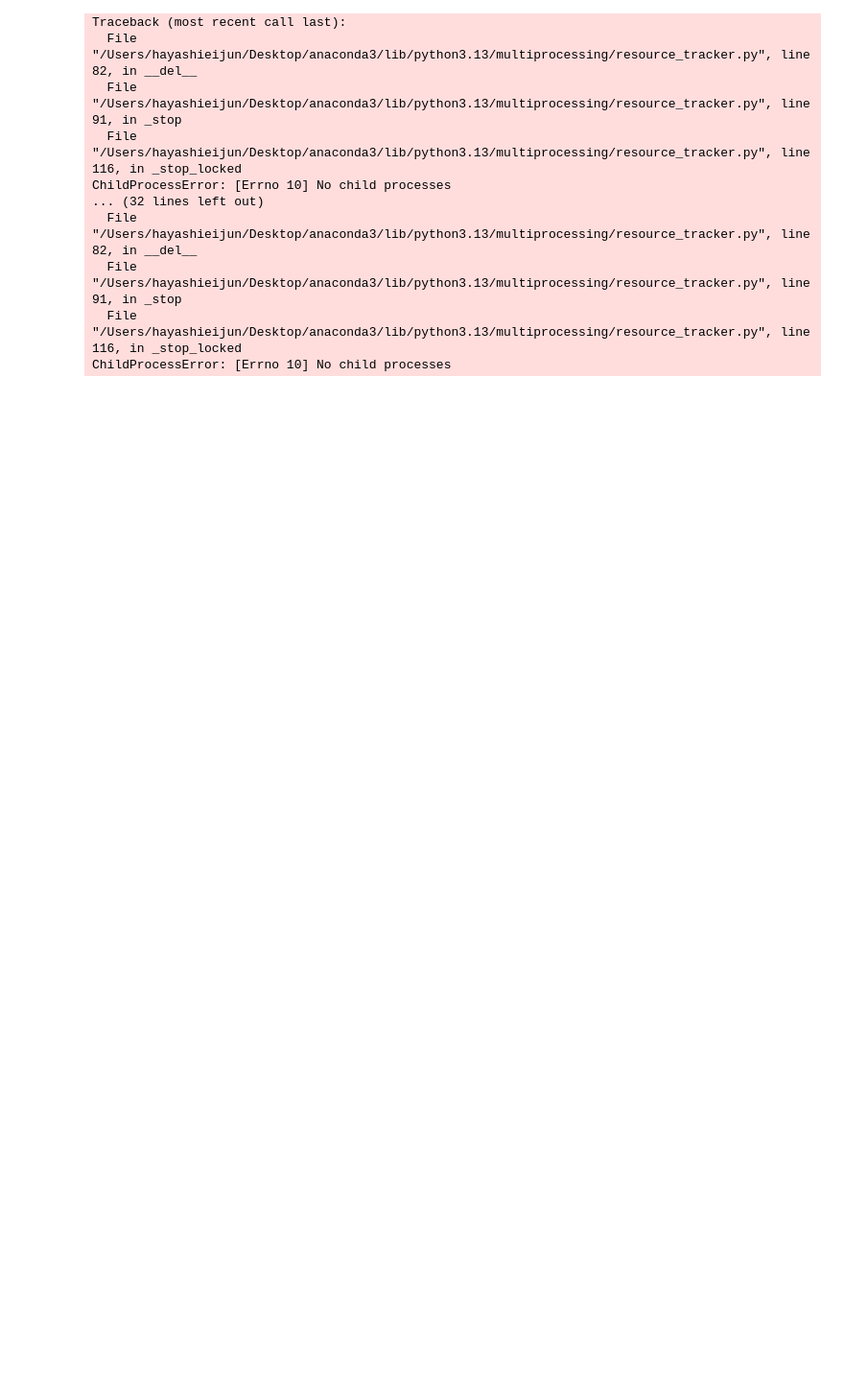
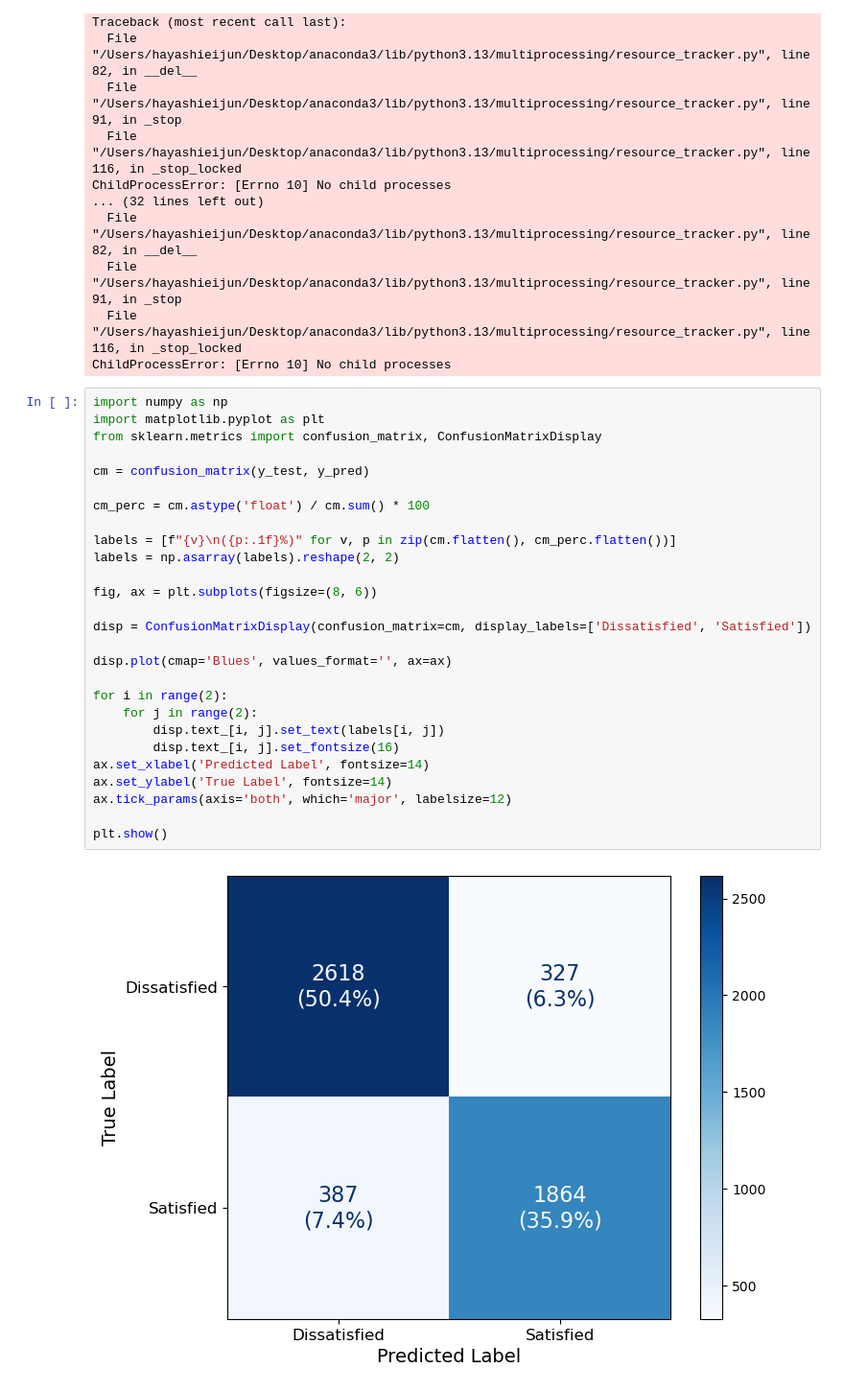
Before and after one commit to IuliaBunescu/airline-satisfaction-classification, a Jupyter notebook: notebooks/Karina_lr.ipynb, the cells around one changed output. Shown at 96% size. Cells and saved outputs as stored; diff of their text form; blank space fills up the shorter version.

Commit message:
visualizations

```diff
--- a/notebooks/Karina_lr.ipynb
+++ b/notebooks/Karina_lr.ipynb
@@ -526,3 +526,32 @@ ChildProcessError: [Errno 10] No child processes
   File "/Users/hayashieijun/Desktop/anaconda3/lib/python3.13/multiprocessing/resource_tracker.py", line 91, in _stop
   File "/Users/hayashieijun/Desktop/anaconda3/lib/python3.13/multiprocessing/resource_tracker.py", line 116, in _stop_locked
 ChildProcessError: [Errno 10] No child processes
+# %%
+import numpy as np
+import matplotlib.pyplot as plt
+from sklearn.metrics import confusion_matrix, ConfusionMatrixDisplay
+
+cm = confusion_matrix(y_test, y_pred)
+
+cm_perc = cm.astype('float') / cm.sum() * 100
+
+labels = [f"{v}\n({p:.1f}%)" for v, p in zip(cm.flatten(), cm_perc.flatten())]
+labels = np.asarray(labels).reshape(2, 2)
+
+fig, ax = plt.subplots(figsize=(8, 6))
+
+disp = ConfusionMatrixDisplay(confusion_matrix=cm, display_labels=['Dissatisfied', 'Satisfied'])
+
+disp.plot(cmap='Blues', values_format='', ax=ax)
+
+for i in range(2):
+    for j in range(2):
+        disp.text_[i, j].set_text(labels[i, j])
+        disp.text_[i, j].set_fontsize(16)
+ax.set_xlabel('Predicted Label', fontsize=14)
+ax.set_ylabel('True Label', fontsize=14)
+ax.tick_params(axis='both', which='major', labelsize=12)
+
+plt.show()
+# %% [output]
+[figure, added]
```
Also changed, not shown: parts of 3 cells of this notebook, 1 other file.
